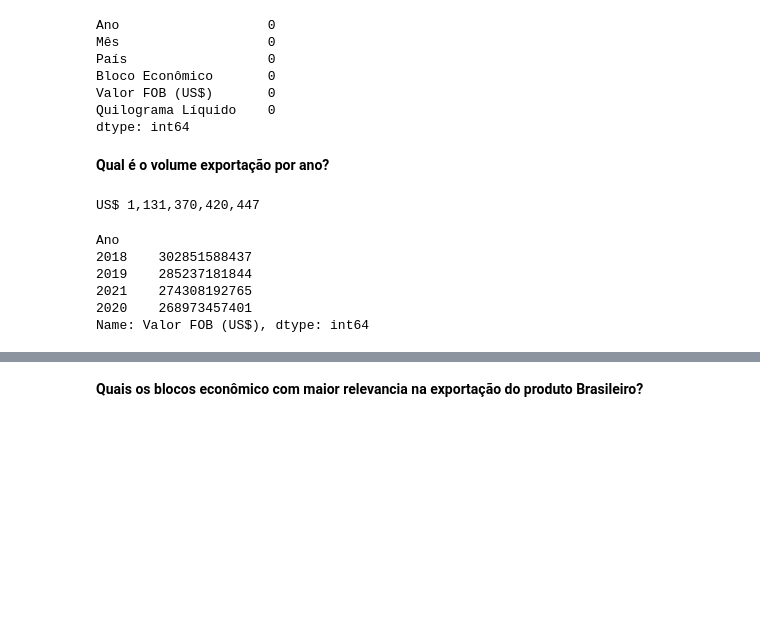
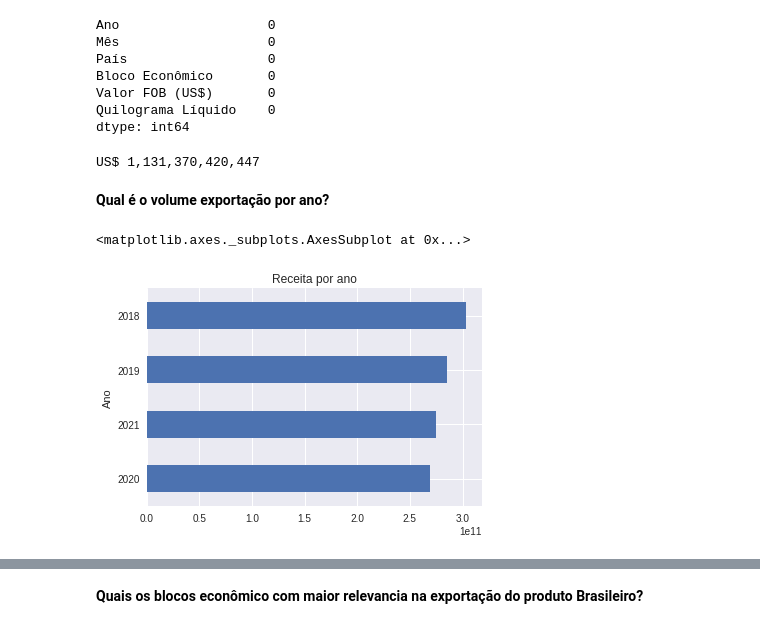
Before and after one commit to Willrodagu/Proj_analise_de-exporta-es_de_2018_a_2020, a Jupyter notebook: Analise_de_dados_de_exportações.ipynb, the cells around one changed output, grey strips where cells are left out. Saved outputs shown, nothing was run; the diff lists cells and outputs as text; code cells hidden in the pictures; blank space fills up the shorter version.

```diff
--- a/Analise_de_dados_de_exportações.ipynb
+++ b/Analise_de_dados_de_exportações.ipynb
@@ -49,21 +49,17 @@ Bloco Econômico       0
 Valor FOB (US$)       0
 Quilograma Líquido    0
 dtype: int64
+# %%
+#CALCULANDO A RECEITA TOTAL
+RT = round(df["Valor FOB (US$)"].sum())
+print("US$ {}".format(RT))
+# %% [output]
+US$ 1,131,370,420,447
 # %% [markdown]
 **Qual é o volume exportação por ano?**
-# %%
-#CALCULANDO A RECEITA TOTAL
-RT = round(df["Valor FOB (US$)"].sum())
-print("US$ {}".format(RT))
-# %% [output]
-US$ 1,131,370,420,447
 # %%
 #VER A RECEITA POR ANO
-df.groupby("Ano")["Valor FOB (US$)"].sum().sort_values(ascending=False)
+df.groupby("Ano")["Valor FOB (US$)"].sum().sort_values(ascending=True).plot.barh(title="Receita por ano")
 # %% [output]
-Ano
-2018    302851588437
-2019    285237181844
-2021    274308192765
-2020    268973457401
-Name: Valor FOB (US$), dtype: int64
+<matplotlib.axes._subplots.AxesSubplot at 0x...>
+[figure, added]
```
Also changed, not shown: parts of 5 cells of this notebook.
